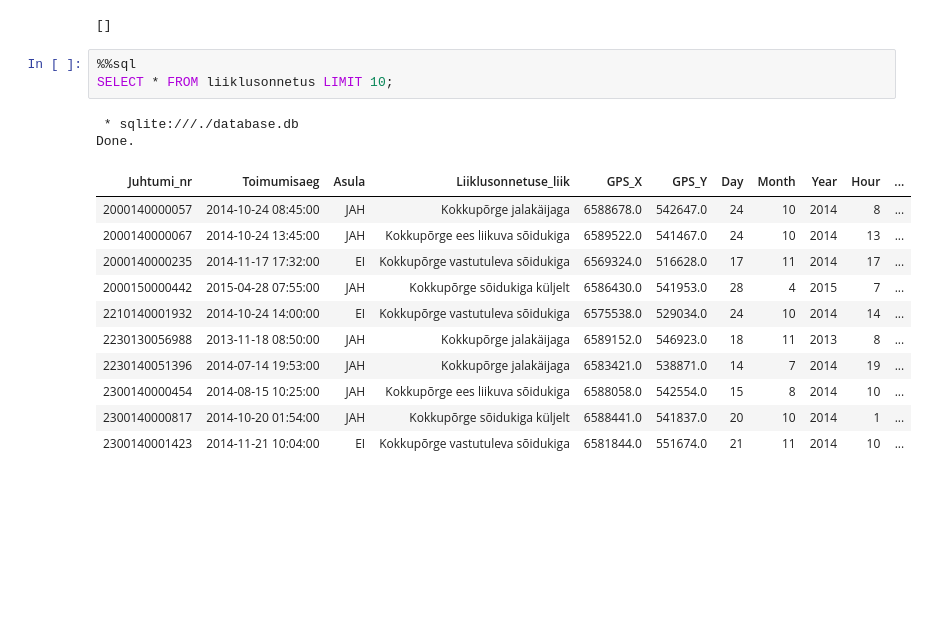
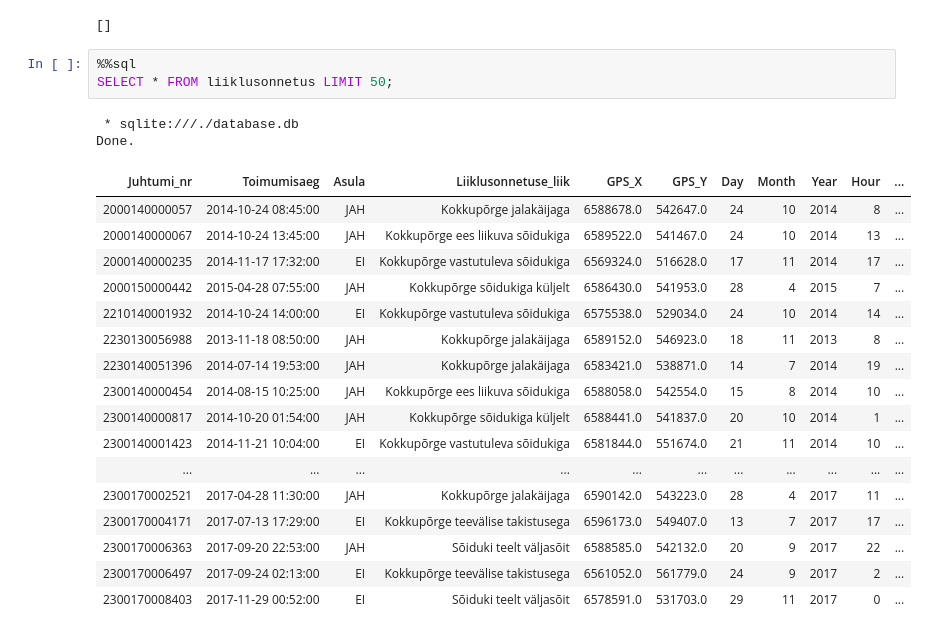
Before and after one commit to andreoja/andmetehnika_projekt, a Jupyter notebook: closest_traffic_feature.ipynb, the cells around one changed output. Cells and saved outputs as stored; diff of their text form; blank space fills up the shorter version.

```diff
--- a/closest_traffic_feature.ipynb
+++ b/closest_traffic_feature.ipynb
@@ -160,18 +202,24 @@ UPDATE liiklusonnetus
 []
 # %%
 %%sql
-SELECT * FROM liiklusonnetus LIMIT 10;
+SELECT * FROM liiklusonnetus LIMIT 50;
 # %% [output]
  * sqlite:///./database.db
 Done.
 | Juhtumi_nr | Toimumisaeg | Asula | Liiklusonnetuse_liik | GPS_X | GPS_Y | Day | Month | Year | Hour | ... |
 | 2000140000057 | 2014-10-24 08:45:00 | JAH | Kokkupõrge jalakäijaga | 6588678.0 | 542647.0 | 24 | 10 | 2014 | 8 | ... |
 | 2000140000067 | 2014-10-24 13:45:00 | JAH | Kokkupõrge ees liikuva sõidukiga | 6589522.0 | 541467.0 | 24 | 10 | 2014 | 13 | ... |
 | 2000140000235 | 2014-11-17 17:32:00 | EI | Kokkupõrge vastutuleva sõidukiga | 6569324.0 | 516628.0 | 17 | 11 | 2014 | 17 | ... |
 | 2000150000442 | 2015-04-28 07:55:00 | JAH | Kokkupõrge sõidukiga küljelt | 6586430.0 | 541953.0 | 28 | 4 | 2015 | 7 | ... |
 | 2210140001932 | 2014-10-24 14:00:00 | EI | Kokkupõrge vastutuleva sõidukiga | 6575538.0 | 529034.0 | 24 | 10 | 2014 | 14 | ... |
 | 2230130056988 | 2013-11-18 08:50:00 | JAH | Kokkupõrge jalakäijaga | 6589152.0 | 546923.0 | 18 | 11 | 2013 | 8 | ... |
 | 2230140051396 | 2014-07-14 19:53:00 | JAH | Kokkupõrge jalakäijaga | 6583421.0 | 538871.0 | 14 | 7 | 2014 | 19 | ... |
 | 2300140000454 | 2014-08-15 10:25:00 | JAH | Kokkupõrge ees liikuva sõidukiga | 6588058.0 | 542554.0 | 15 | 8 | 2014 | 10 | ... |
 | 2300140000817 | 2014-10-20 01:54:00 | JAH | Kokkupõrge sõidukiga küljelt | 6588441.0 | 541837.0 | 20 | 10 | 2014 | 1 | ... |
 | 2300140001423 | 2014-11-21 10:04:00 | EI | Kokkupõrge vastutuleva sõidukiga | 6581844.0 | 551674.0 | 21 | 11 | 2014 | 10 | ... |
+| ... | ... | ... | ... | ... | ... | ... | ... | ... | ... | ... |
+| 2300170002521 | 2017-04-28 11:30:00 | JAH | Kokkupõrge jalakäijaga | 6590142.0 | 543223.0 | 28 | 4 | 2017 | 11 | ... |
+| 2300170004171 | 2017-07-13 17:29:00 | EI | Kokkupõrge teevälise takistusega | 6596173.0 | 549407.0 | 13 | 7 | 2017 | 17 | ... |
+| 2300170006363 | 2017-09-20 22:53:00 | JAH | Sõiduki teelt väljasõit | 6588585.0 | 542132.0 | 20 | 9 | 2017 | 22 | ... |
+| 2300170006497 | 2017-09-24 02:13:00 | EI | Kokkupõrge teevälise takistusega | 6561052.0 | 561779.0 | 24 | 9 | 2017 | 2 | ... |
+| 2300170008403 | 2017-11-29 00:52:00 | EI | Sõiduki teelt väljasõit | 6578591.0 | 531703.0 | 29 | 11 | 2017 | 0 | ... |
```
Also changed, not shown: parts of 6 cells of this notebook, 1 other file.
